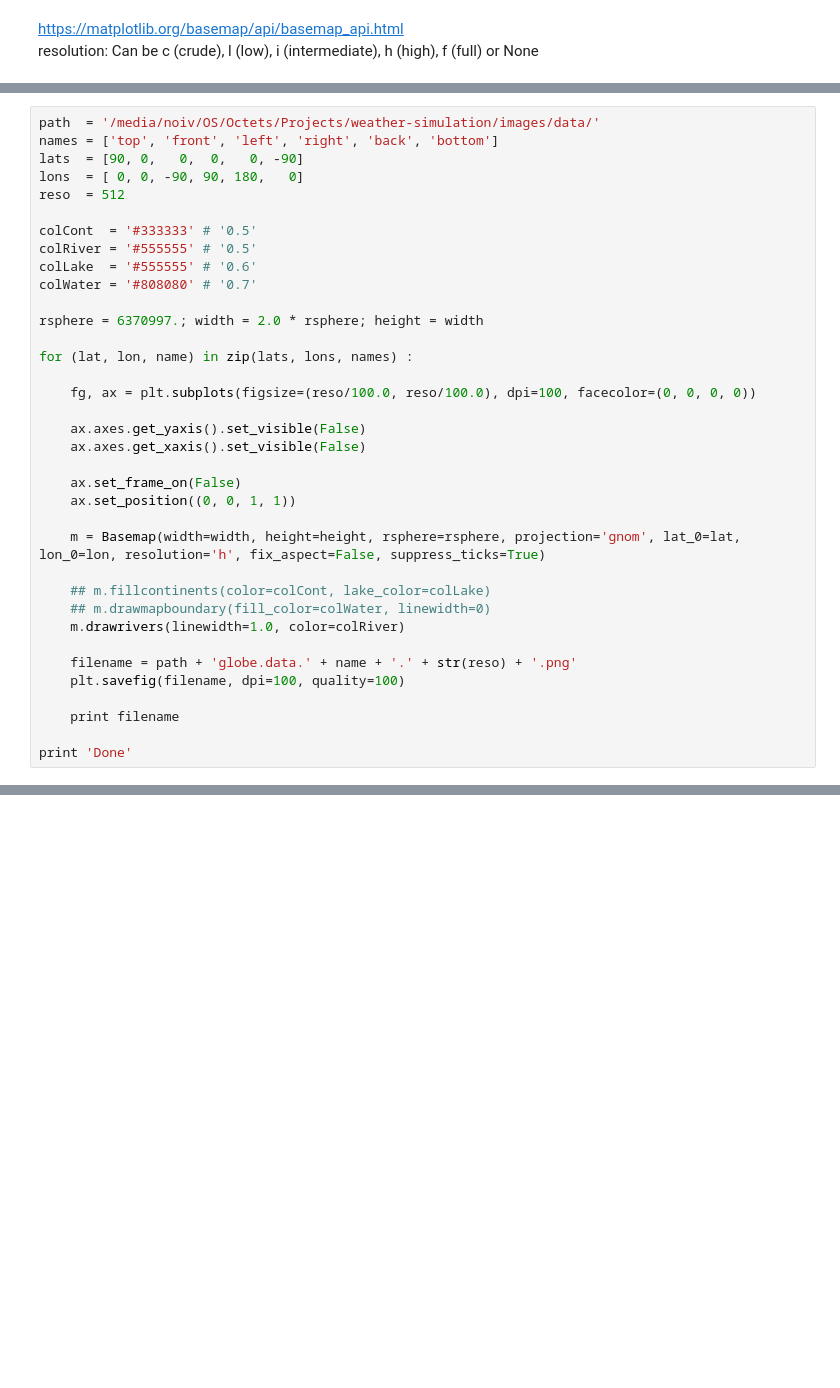
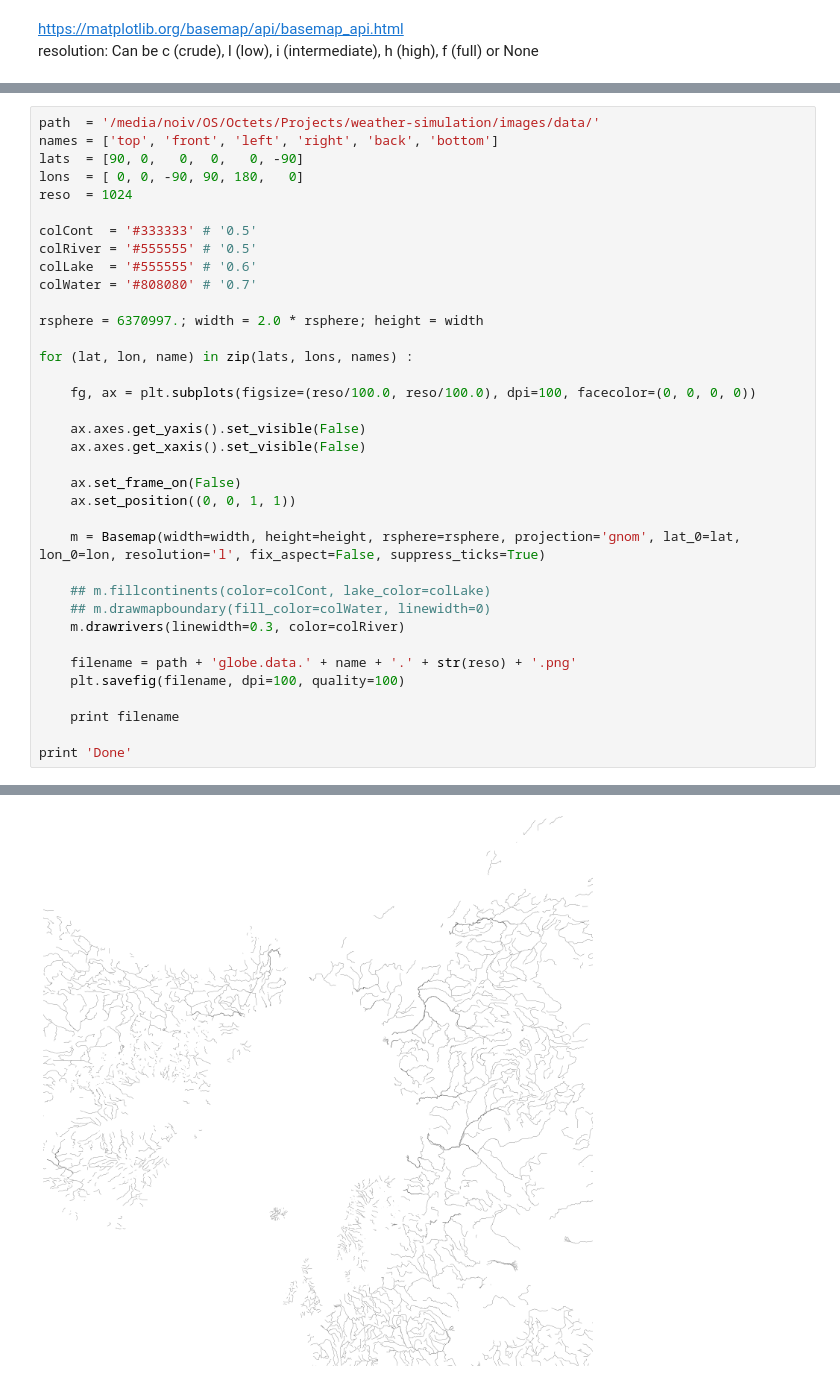
Before and after one commit to arcticio/weather-simulation, a Jupyter notebook: images/gnonomic.ipynb, the cells around one changed output, grey strips where cells are left out. Drawn from its saved outputs; the diff is of its cells as text; blank space fills up the shorter version.

```diff
--- a/images/gnonomic.ipynb
+++ b/images/gnonomic.ipynb
@@ -27,7 +27,7 @@ path  = '/media/noiv/OS/Octets/Projects/weather-simulation/images/data/'
 names = ['top', 'front', 'left', 'right', 'back', 'bottom']
 lats  = [90, 0,   0,  0,   0, -90]
 lons  = [ 0, 0, -90, 90, 180,   0]
-reso  = 512
+reso  = 1024
 
 colCont  = '#333333' # '0.5'
 colRiver = '#555555' # '0.5'
@@ -46,11 +46,11 @@ for (lat, lon, name) in zip(lats, lons, names) :
     ax.set_frame_on(False)
     ax.set_position((0, 0, 1, 1))
 
-    m = Basemap(width=width, height=height, rsphere=rsphere, projection='gnom', lat_0=lat, lon_0=lon, resolution='h', fix_aspect=False, suppress_ticks=True)
+    m = Basemap(width=width, height=height, rsphere=rsphere, projection='gnom', lat_0=lat, lon_0=lon, resolution='l', fix_aspect=False, suppress_ticks=True)
 
     ## m.fillcontinents(color=colCont, lake_color=colLake)
     ## m.drawmapboundary(fill_color=colWater, linewidth=0)
-    m.drawrivers(linewidth=1.0, color=colRiver)
+    m.drawrivers(linewidth=0.3, color=colRiver)
 
     filename = path + 'globe.data.' + name + '.' + str(reso) + '.png'
     plt.savefig(filename, dpi=100, quality=100)
@@ -62,0 +64 @@ print 'Done'
+[figure, added]
```
Also changed, not shown: parts of 3 cells of this notebook, 31 other files.
